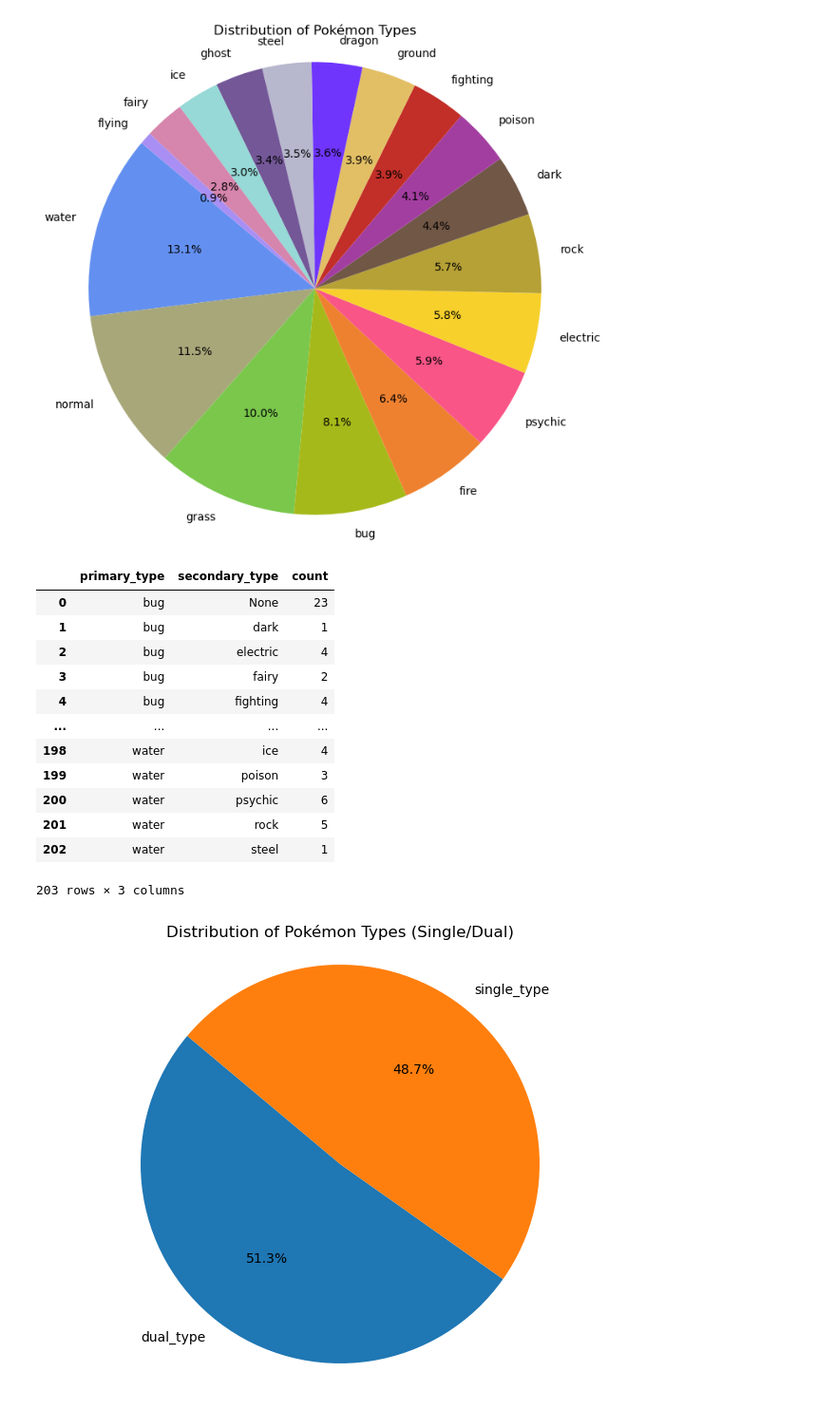
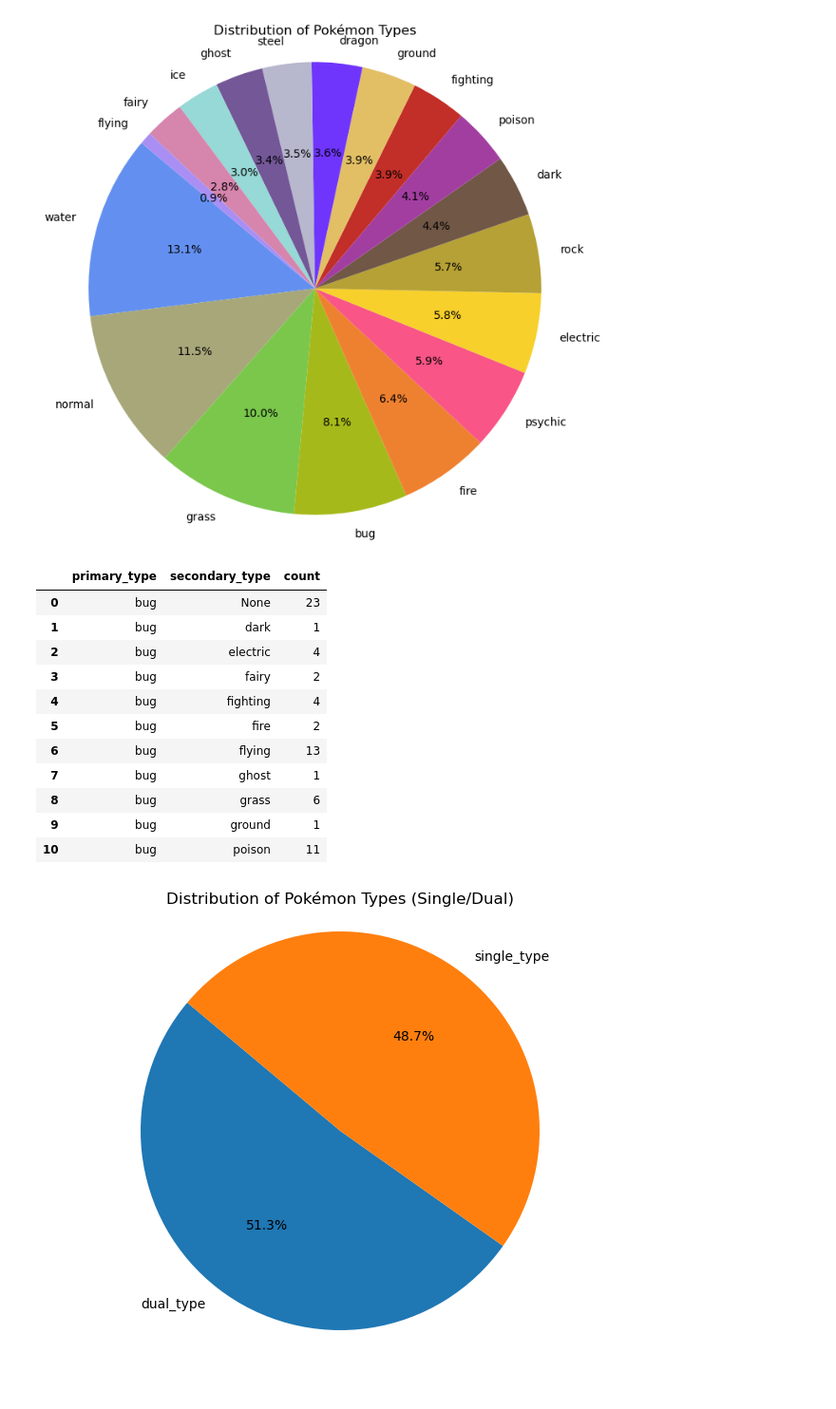
Before and after one commit to mohitjain2/Syndicate, a Jupyter notebook: EDA.ipynb, the cells around one changed output. Shown at 95% size. Drawn from its saved outputs; the diff is of its cells as text; code cells hidden in the pictures.

```diff
--- a/EDA.ipynb
+++ b/EDA.ipynb
@@ -202,29 +202,28 @@ plt.show()
 # %%
 query = """
 SELECT primary_type,secondary_type, COUNT(*) as count
 FROM pokedex
 GROUP BY primary_type , secondary_type
 """
 results = execute_query(query)
 
 # Creating the types_df DataFrame
 types_df=pd.DataFrame(results, columns=['primary_type', 'secondary_type', 'count'])
 
-types_df
+types_df.head(11)
 # %% [output]
 |  | primary_type | secondary_type | count |
 | 0 | bug | None | 23 |
 | 1 | bug | dark | 1 |
 | 2 | bug | electric | 4 |
 | 3 | bug | fairy | 2 |
 | 4 | bug | fighting | 4 |
-| ... | ... | ... | ... |
-| 198 | water | ice | 4 |
-| 199 | water | poison | 3 |
-| 200 | water | psychic | 6 |
-| 201 | water | rock | 5 |
-| 202 | water | steel | 1 |
+| 5 | bug | fire | 2 |
+| 6 | bug | flying | 13 |
+| 7 | bug | ghost | 1 |
+| 8 | bug | grass | 6 |
+| 9 | bug | ground | 1 |
+| 10 | bug | poison | 11 |
-203 rows × 3 columns
 # %%
 # Grouping based on secondary type
 types_df['type_group'] = types_df['secondary_type'].apply(lambda x: 'single_type' if x == None else 'dual_type')
```
Also changed, not shown: 1 other file.
